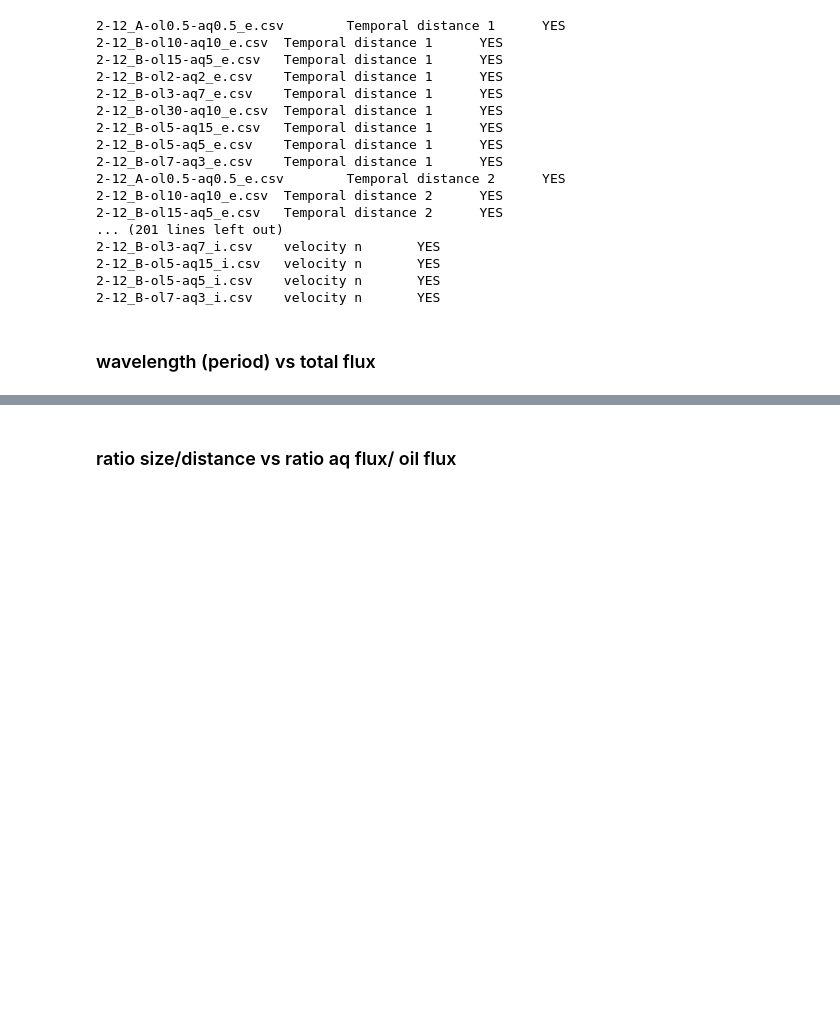
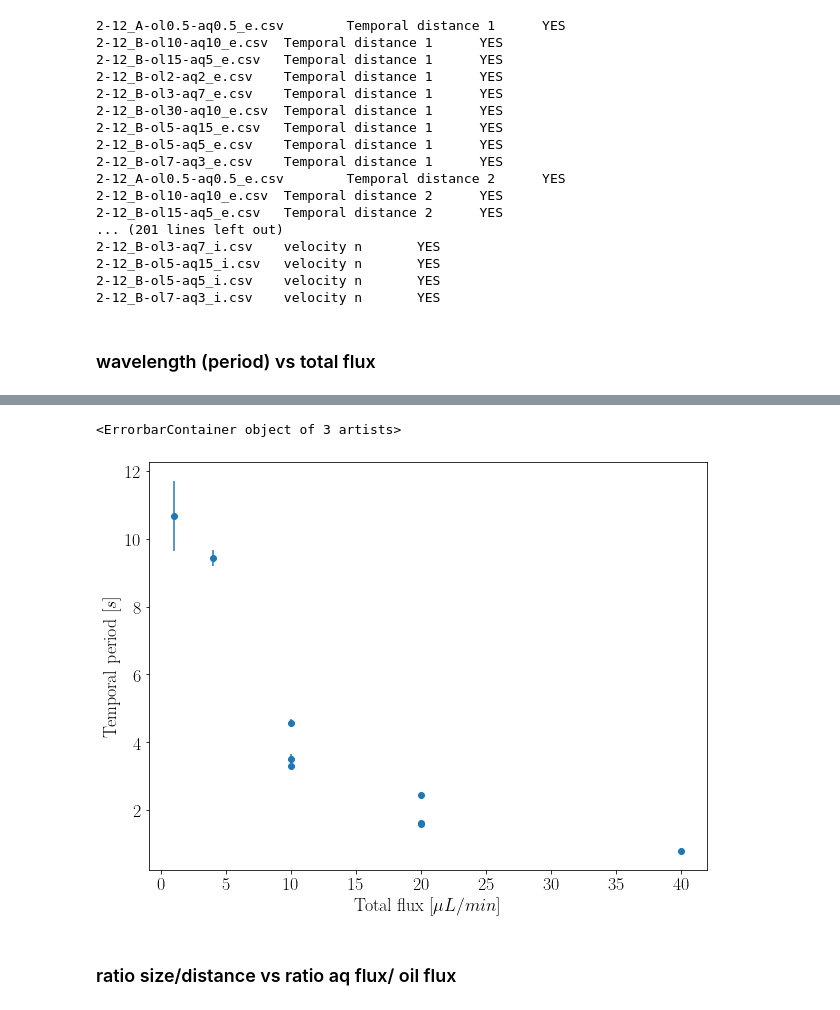
Before and after one commit to AlessandroLovo/T-junction, a Jupyter notebook: T-data/Results/Finisher_Rev0.ipynb, the cells around one changed output, grey strips where cells are left out. Saved outputs shown, nothing was run; the diff lists cells and outputs as text; code cells hidden in the pictures; blank space fills up the shorter version.

```diff
--- a/T-data/Results/Finisher_Rev0.ipynb
+++ b/T-data/Results/Finisher_Rev0.ipynb
@@ -136,3 +125,13 @@ def df_reader(label, target):
         check  = 'false'
 
     return values
+# %%
+# converts the array property([mean][mean std][sigma][sigma std]) in ufloat data_out([mean +- sigma])
+def ufloat_converter(data_in):
+
+    data_out = []
+
+    for idx in range(len(data_in)):
+        data_out.append(unc.ufloat(data_in[idx][0], data_in[idx][2]))
+
+    return data_out
@@ -289,3 +273,15 @@ plotter(Flux_tot, E_temp_peri_1[:,0], 'total flux', 'period')
+# %%
+fig = plt.figure(figsize=(10,7.5))
+
+
+ax = fig.add_subplot()
+ax.set_xlabel('Total flux $[\mu L/min]$')
+ax.set_ylabel('Temporal period $[s]$')
+
+uplt.plot(Flux_tot, E_temp_peri_avg, ax = ax,  fmt='o', alpha = 1.)
+# %% [output]
+<ErrorbarContainer object of 3 artists>
+[figure, added]
 # %% [markdown]
 ### ratio size/distance vs ratio aq flux/ oil flux
 # %% [markdown]
```
Also changed, not shown: parts of 6 cells of this notebook.
